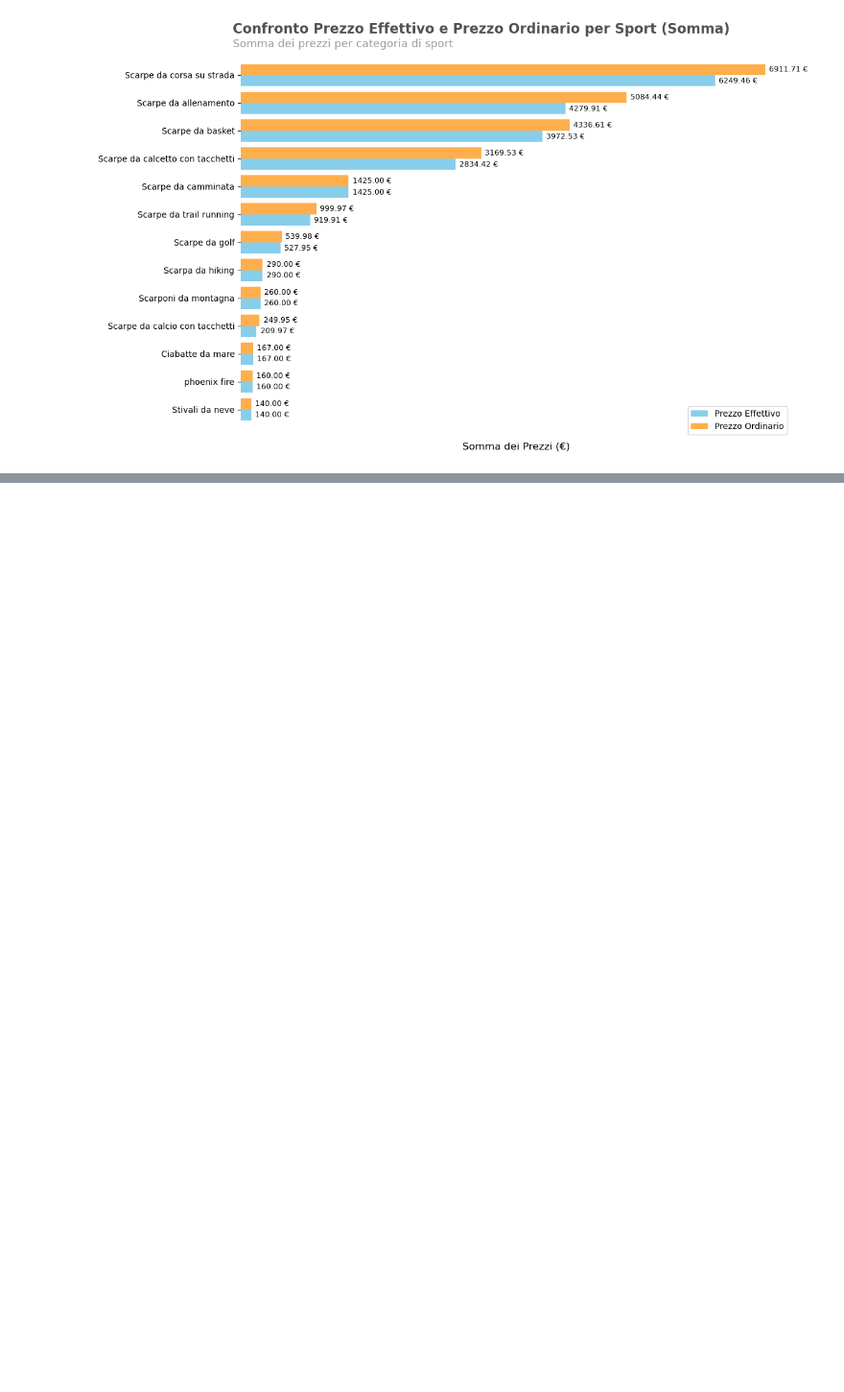
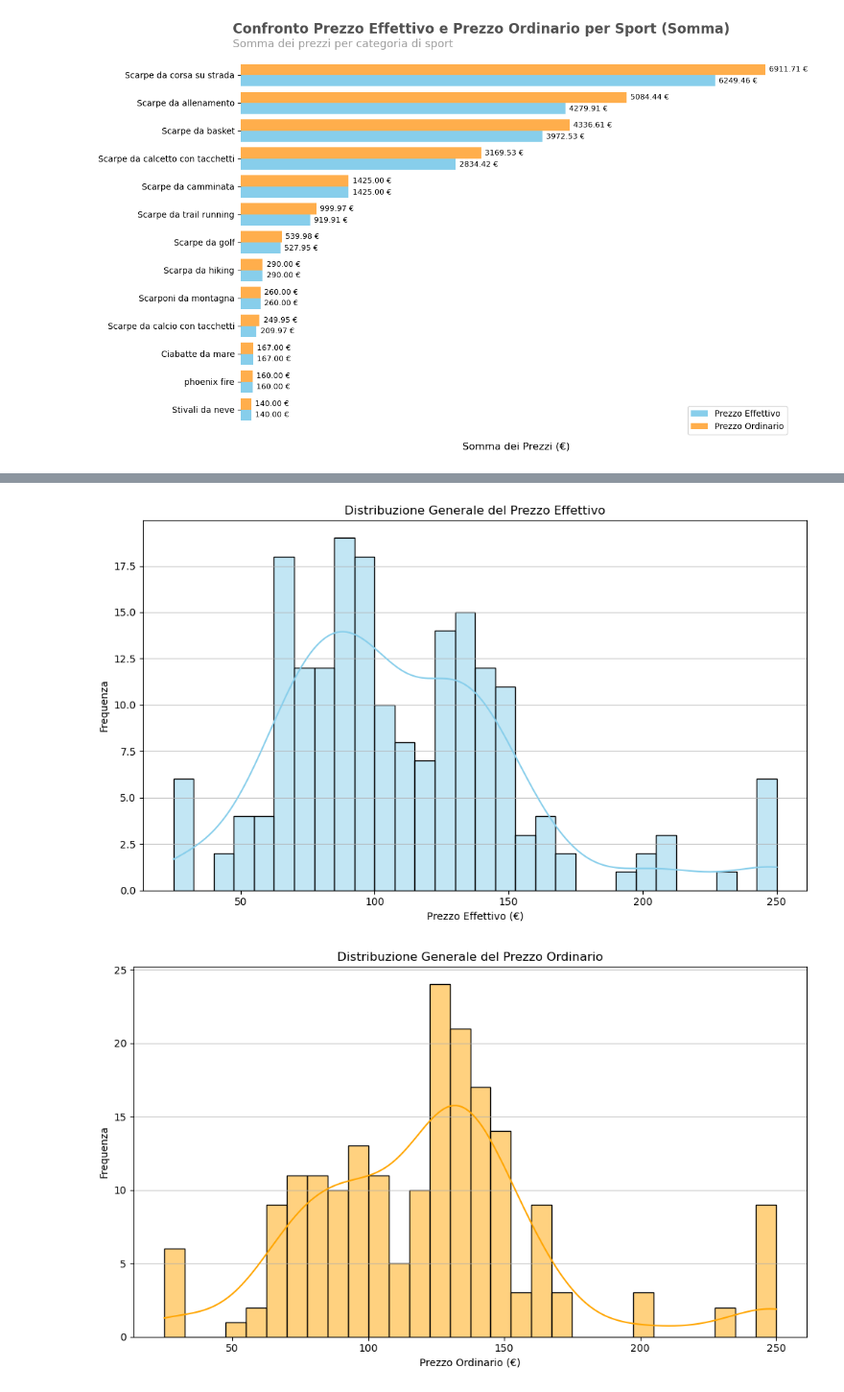
Before and after one commit to DavideBuccino/Python-Build-Week, a Jupyter notebook: Grafici.ipynb, the cells around one changed output, grey strips where cells are left out. Shown at 96% size. Drawn from its saved outputs; the diff is of its cells as text; code cells hidden in the pictures; blank space fills up the shorter version.

```diff
--- a/Grafici.ipynb
+++ b/Grafici.ipynb
@@ -98,0 +169,27 @@ plt.show()
+# %%
+# Creazione dell'istogramma per il prezzo effettivo
+plt.figure(figsize=(10, 6))
+sns.histplot(df['prezzo_effettivo'], bins=30, kde=True, color='skyblue')
+
+# Aggiunta di etichette e titolo
+plt.xlabel('Prezzo Effettivo (€)')
+plt.ylabel('Frequenza')
+plt.title('Distribuzione Generale del Prezzo Effettivo')
+plt.grid(axis='y', alpha=0.75)
+plt.tight_layout()
+plt.show()
+
+# Creazione dell'istogramma per il prezzo ordinario
+plt.figure(figsize=(10, 6))
+sns.histplot(df['prezzo_ordinario'], bins=30, kde=True, color='orange')
+
+# Aggiunta di etichette e titolo
+plt.xlabel('Prezzo Ordinario (€)')
+plt.ylabel('Frequenza') # il numero di prodotti che hanno un prezzo all'interno di quell'intervallo
+plt.title('Distribuzione Generale del Prezzo Ordinario')
+plt.grid(axis='y', alpha=0.75)
+plt.tight_layout()
+plt.show()
+# %% [output]
+[figure, added]
+[figure, added]
```
Also changed, not shown: parts of 8 cells of this notebook.
